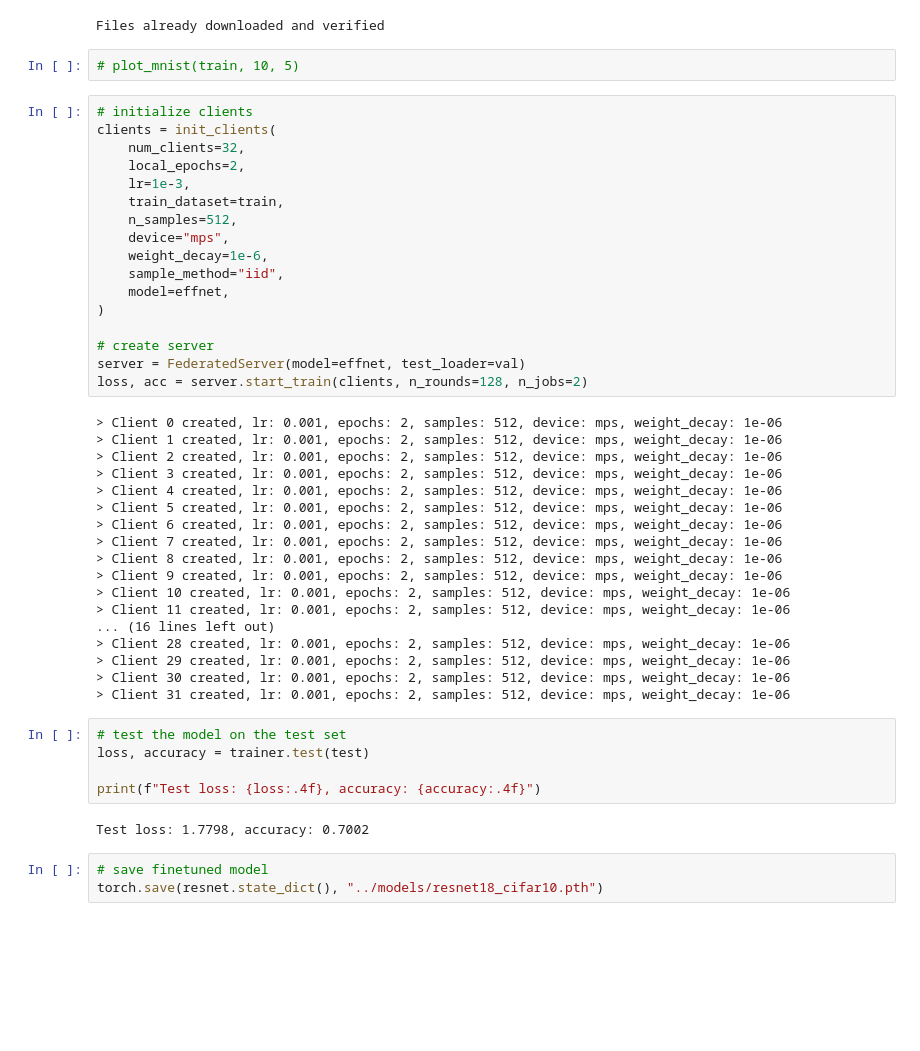
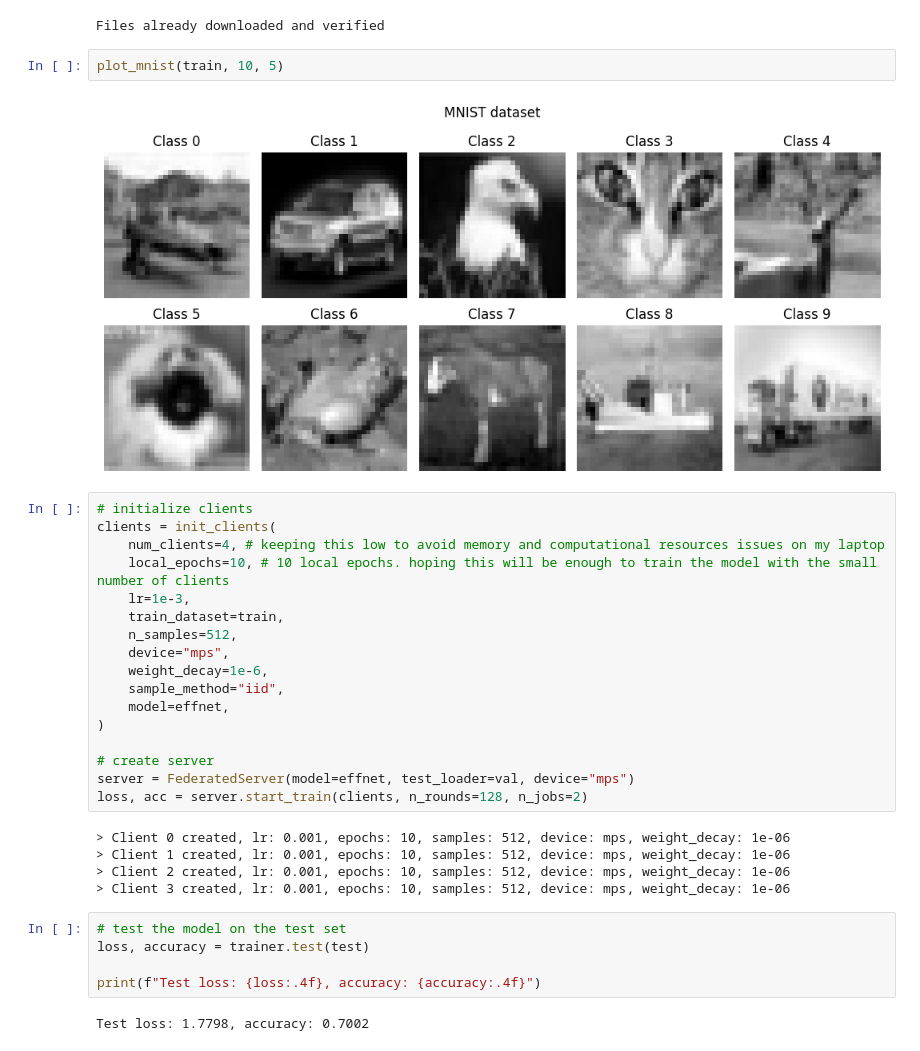
Before and after one commit to vornao/cl-project, a Jupyter notebook: src/report.ipynb, the cells around one changed output. Cells and saved outputs as stored; diff of their text form; blank space fills up the shorter version.

```diff
--- a/src/report.ipynb
+++ b/src/report.ipynb
@@ -510,12 +528,14 @@ effnet.classifier[1] = nn.Linear(effnet.classifier[1].in_features, 102)
 # %% [output]
 Files already downloaded and verified
 # %%
-# plot_mnist(train, 10, 5)
+plot_mnist(train, 10, 5)
+# %% [output]
+[figure, added]
 # %%
 # initialize clients
 clients = init_clients(
-    num_clients=32,
-    local_epochs=2,
+    num_clients=4, # keeping this low to avoid memory and computational resources issues on my laptop
+    local_epochs=10, # 10 local epochs. hoping this will be enough to train the model with the small number of clients
     lr=1e-3,
     train_dataset=train,
     n_samples=512,
@@ -526,26 +546,13 @@ clients = init_clients(
 )
 
 # create server
-server = FederatedServer(model=effnet, test_loader=val)
+server = FederatedServer(model=effnet, test_loader=val, device="mps")
 loss, acc = server.start_train(clients, n_rounds=128, n_jobs=2)
 # %% [output]
-> Client 0 created, lr: 0.001, epochs: 2, samples: 512, device: mps, weight_decay: 1e-06
-> Client 1 created, lr: 0.001, epochs: 2, samples: 512, device: mps, weight_decay: 1e-06
-> Client 2 created, lr: 0.001, epochs: 2, samples: 512, device: mps, weight_decay: 1e-06
-> Client 3 created, lr: 0.001, epochs: 2, samples: 512, device: mps, weight_decay: 1e-06
-> Client 4 created, lr: 0.001, epochs: 2, samples: 512, device: mps, weight_decay: 1e-06
-> Client 5 created, lr: 0.001, epochs: 2, samples: 512, device: mps, weight_decay: 1e-06
-> Client 6 created, lr: 0.001, epochs: 2, samples: 512, device: mps, weight_decay: 1e-06
-> Client 7 created, lr: 0.001, epochs: 2, samples: 512, device: mps, weight_decay: 1e-06
-> Client 8 created, lr: 0.001, epochs: 2, samples: 512, device: mps, weight_decay: 1e-06
-> Client 9 created, lr: 0.001, epochs: 2, samples: 512, device: mps, weight_decay: 1e-06
-> Client 10 created, lr: 0.001, epochs: 2, samples: 512, device: mps, weight_decay: 1e-06
-> Client 11 created, lr: 0.001, epochs: 2, samples: 512, device: mps, weight_decay: 1e-06
-... (16 lines left out)
-> Client 28 created, lr: 0.001, epochs: 2, samples: 512, device: mps, weight_decay: 1e-06
-> Client 29 created, lr: 0.001, epochs: 2, samples: 512, device: mps, weight_decay: 1e-06
-> Client 30 created, lr: 0.001, epochs: 2, samples: 512, device: mps, weight_decay: 1e-06
-> Client 31 created, lr: 0.001, epochs: 2, samples: 512, device: mps, weight_decay: 1e-06
+> Client 0 created, lr: 0.001, epochs: 10, samples: 512, device: mps, weight_decay: 1e-06
+> Client 1 created, lr: 0.001, epochs: 10, samples: 512, device: mps, weight_decay: 1e-06
+> Client 2 created, lr: 0.001, epochs: 10, samples: 512, device: mps, weight_decay: 1e-06
+> Client 3 created, lr: 0.001, epochs: 10, samples: 512, device: mps, weight_decay: 1e-06
 # %%
 # test the model on the test set
 loss, accuracy = trainer.test(test)
@@ -553,6 +560,3 @@ loss, accuracy = trainer.test(test)
 print(f"Test loss: {loss:.4f}, accuracy: {accuracy:.4f}")
 # %% [output]
 Test loss: 1.7798, accuracy: 0.7002
-# %%
-# save finetuned model
-torch.save(resnet.state_dict(), "../models/resnet18_cifar10.pth")
```
Also changed, not shown: parts of 2 cells of this notebook, 6 other files.
